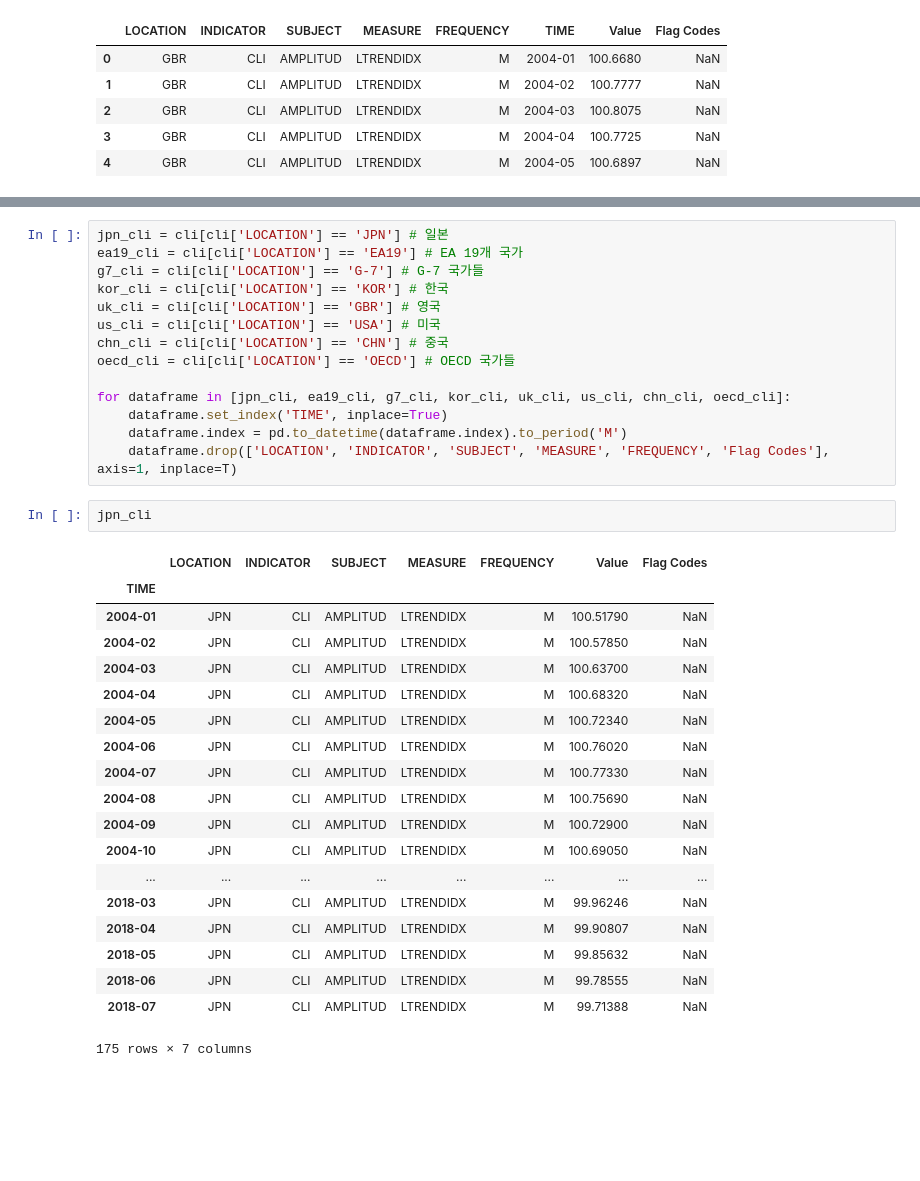
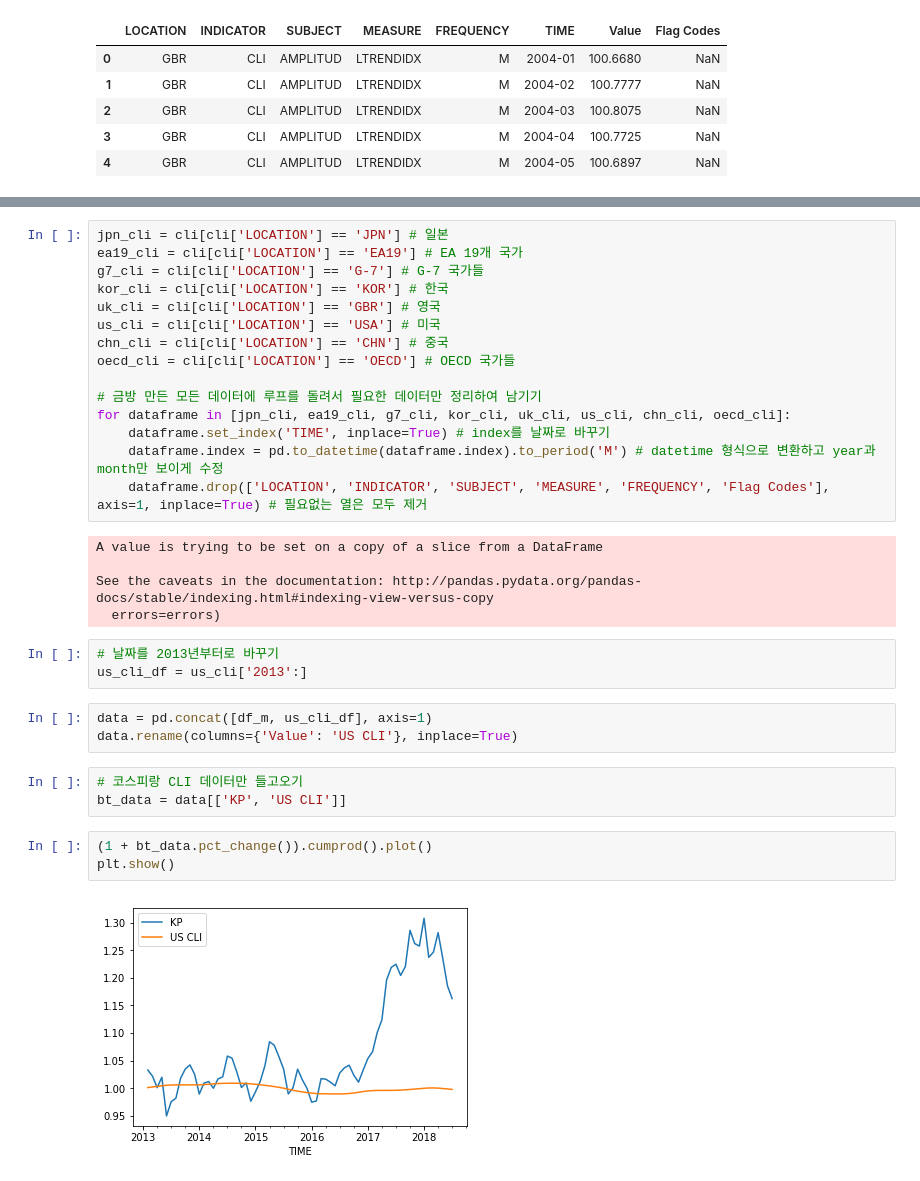
Before and after one commit to hyemin9403/keyst_notebooks, a Jupyter notebook: Composite Leading Indicator (CLI).ipynb, the cells around one changed output, grey strips where cells are left out. Cells and saved outputs as stored; diff of their text form; blank space fills up the shorter version.

```diff
--- a/Composite Leading Indicator (CLI).ipynb
+++ b/Composite Leading Indicator (CLI).ipynb
@@ -114,29 +114,27 @@ us_cli = cli[cli['LOCATION'] == 'USA'] # 미국
 chn_cli = cli[cli['LOCATION'] == 'CHN'] # 중국
 oecd_cli = cli[cli['LOCATION'] == 'OECD'] # OECD 국가들
 
+# 금방 만든 모든 데이터에 루프를 돌려서 필요한 데이터만 정리하여 남기기
 for dataframe in [jpn_cli, ea19_cli, g7_cli, kor_cli, uk_cli, us_cli, chn_cli, oecd_cli]:
-    dataframe.set_index('TIME', inplace=True)
-    dataframe.index = pd.to_datetime(dataframe.index).to_period('M')
-    dataframe.drop(['LOCATION', 'INDICATOR', 'SUBJECT', 'MEASURE', 'FREQUENCY', 'Flag Codes'], axis=1, inplace=T)
+    dataframe.set_index('TIME', inplace=True) # index를 날짜로 바꾸기
+    dataframe.index = pd.to_datetime(dataframe.index).to_period('M') # datetime 형식으로 변환하고 year과 month만 보이게 수정
+    dataframe.drop(['LOCATION', 'INDICATOR', 'SUBJECT', 'MEASURE', 'FREQUENCY', 'Flag Codes'], axis=1, inplace=True) # 필요없는 열은 모두 제거
+# %% [output]
+A value is trying to be set on a copy of a slice from a DataFrame
+
+See the caveats in the documentation: http://pandas.pydata.org/pandas-docs/stable/indexing.html#indexing-view-versus-copy
+  errors=errors)
-# %%
-jpn_cli
-# %% [output]
-|  | LOCATION | INDICATOR | SUBJECT | MEASURE | FREQUENCY | Value | Flag Codes |
-| TIME |  |  |  |  |  |  |  |
-| 2004-01 | JPN | CLI | AMPLITUD | LTRENDIDX | M | 100.51790 | NaN |
-| 2004-02 | JPN | CLI | AMPLITUD | LTRENDIDX | M | 100.57850 | NaN |
-| 2004-03 | JPN | CLI | AMPLITUD | LTRENDIDX | M | 100.63700 | NaN |
-| 2004-04 | JPN | CLI | AMPLITUD | LTRENDIDX | M | 100.68320 | NaN |
-| 2004-05 | JPN | CLI | AMPLITUD | LTRENDIDX | M | 100.72340 | NaN |
-| 2004-06 | JPN | CLI | AMPLITUD | LTRENDIDX | M | 100.76020 | NaN |
-| 2004-07 | JPN | CLI | AMPLITUD | LTRENDIDX | M | 100.77330 | NaN |
-| 2004-08 | JPN | CLI | AMPLITUD | LTRENDIDX | M | 100.75690 | NaN |
-| 2004-09 | JPN | CLI | AMPLITUD | LTRENDIDX | M | 100.72900 | NaN |
-| 2004-10 | JPN | CLI | AMPLITUD | LTRENDIDX | M | 100.69050 | NaN |
-| ... | ... | ... | ... | ... | ... | ... | ... |
-| 2018-03 | JPN | CLI | AMPLITUD | LTRENDIDX | M | 99.96246 | NaN |
-| 2018-04 | JPN | CLI | AMPLITUD | LTRENDIDX | M | 99.90807 | NaN |
-| 2018-05 | JPN | CLI | AMPLITUD | LTRENDIDX | M | 99.85632 | NaN |
-| 2018-06 | JPN | CLI | AMPLITUD | LTRENDIDX | M | 99.78555 | NaN |
-| 2018-07 | JPN | CLI | AMPLITUD | LTRENDIDX | M | 99.71388 | NaN |
-175 rows × 7 columns
+# %%
+# 날짜를 2013년부터로 바꾸기
+us_cli_df = us_cli['2013':]
+# %%
+data = pd.concat([df_m, us_cli_df], axis=1)
+data.rename(columns={'Value': 'US CLI'}, inplace=True)
+# %%
+# 코스피랑 CLI 데이터만 들고오기
+bt_data = data[['KP', 'US CLI']]
+# %%
+(1 + bt_data.pct_change()).cumprod().plot()
+plt.show()
+# %% [output]
+[figure, added]
```
Also changed, not shown: parts of 14 cells of this notebook.
